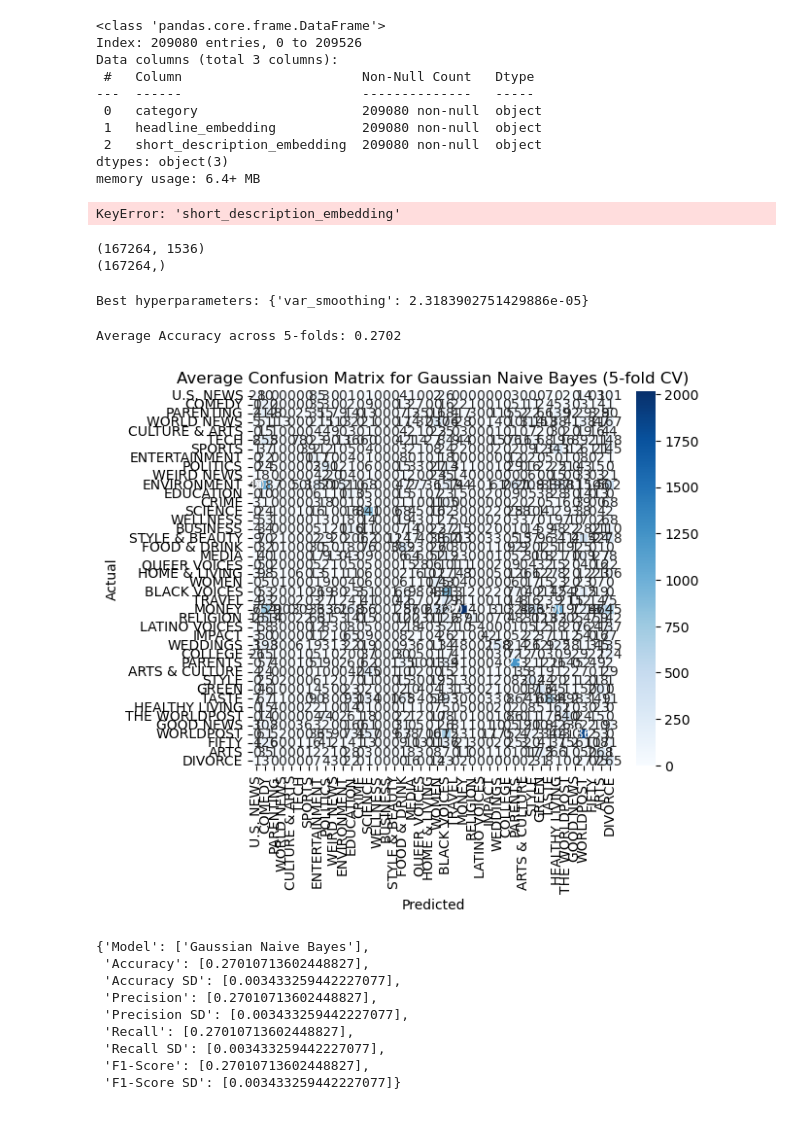
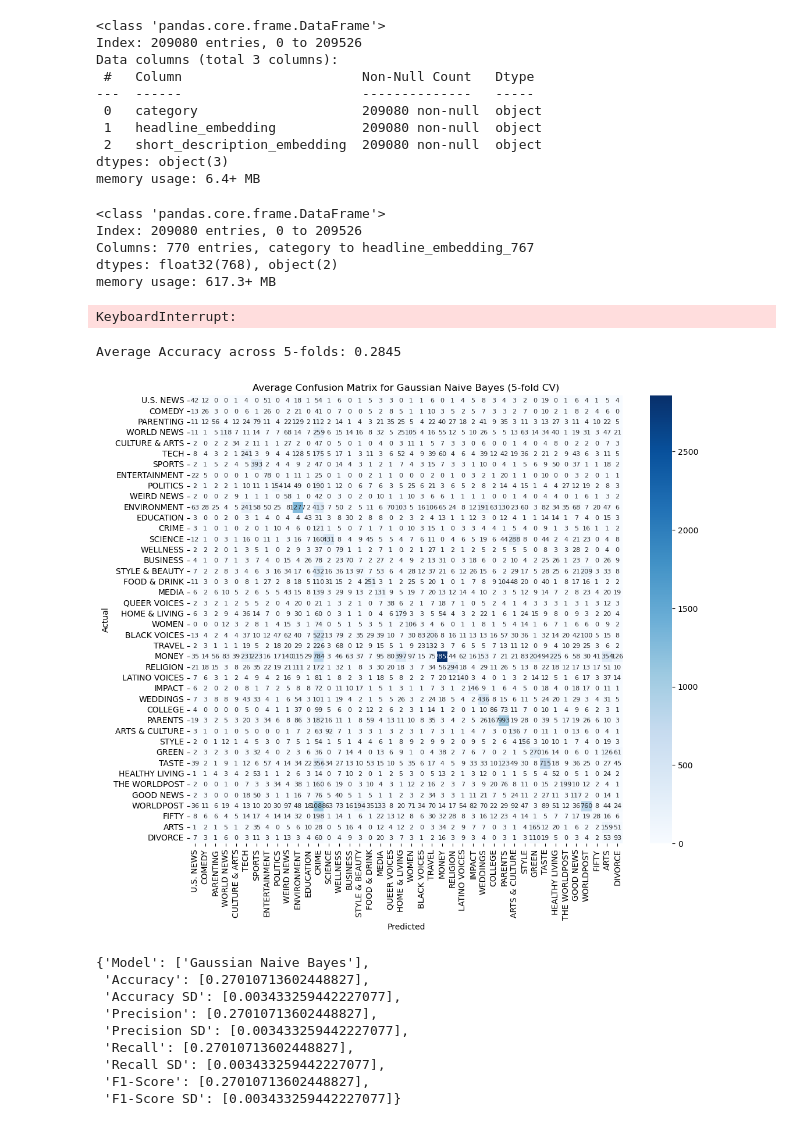
Before and after one commit to cjw612/News_Category_Classification, a Jupyter notebook: News Classifcation.ipynb, the cells around one changed output. Saved outputs shown, nothing was run; the diff lists cells and outputs as text; code cells hidden in the pictures.

```diff
--- a/News Classifcation.ipynb
+++ b/News Classifcation.ipynb
@@ -28,31 +28,30 @@ memory usage: 6.4+ MB
 # %%
 # Faltten embeddings to prepare for modeling
 
-summary_cols = [f"headline_embedding_{i}" for i in range(768)]  # Example for 768-d embeddings
-headline_cols = [f"headline_embedding_{i}" for i in range(768)]
+summary_cols = [f"headline_embedding_{i}" for i in range(768)]
 
-# Convert the embeddings to a DataFrame
-embedding_df = pd.DataFrame(df['short_description_embedding'].tolist(), index=df.index, columns=summary_cols)
+# Convert the embeddings to Dataframe
 embedding_df = pd.DataFrame(df['headline_embedding'].tolist(), index=df.index, columns=summary_cols)
 
 # Concatenate the new columns with the original DataFrame
 df = pd.concat([df, embedding_df], axis=1)
 
 # Drop the original embedding columns
-df = df.drop(columns=['headline_embedding', 'short_description_embedding'])
+df = df.drop(columns=['headline_embedding'])
 
 df.info()
 # %% [output]
-KeyError: 'short_description_embedding'
+<class 'pandas.core.frame.DataFrame'>
+Index: 209080 entries, 0 to 209526
+Columns: 770 entries, category to headline_embedding_767
+dtypes: float32(768), object(2)
+memory usage: 617.3+ MB
 # %%
 # Initialize test and training dataset split
-X = df.drop(columns=['category'])  # Drop the target column (labels)
+X = df.drop(columns=['category', 'short_description_embedding'])  # Drop the target column (labels)
 y = df['category']  # The target column
 
 X_train, X_test, y_train, y_test = train_test_split(X, y, test_size=0.2, random_state=34)
-# %% [output]
-(167264, 1536)
-(167264,)
 # %%
 k = 5
 
@@ -100,17 +99,7 @@ optimal = fmin(fn=objective,  # Objective function to minimize
             max_evals=50,  # Number of evaluations
             trials=trials)  # Store the results
 # %% [output]
-Best hyperparameters: {'var_smoothing': 2.3183902751429886e-05}
+KeyboardInterrupt:
-# %%
-# Fit model with optimal hyperparameters and report results
-
-final_model = GaussianNB(best**)
-final_model.fit(X_train, y_train)
-
-# Evaluate on the test set
-y_pred = final_model.predict(X_test)
-final_accuracy = accuracy_score(y_test, y_pred)
-print(f'Final accuracy: {final_accuracy:.4f}')
 # %%
 # Initialize hyperparameters and models
 kf = KFold(n_splits=k, shuffle=True, random_state=32)
@@ -145,37 +134,37 @@ for train_index, test_index in kf.split(X):
     precisions.append(precision)
     recalls.append(recall)
     f1s.append(f1)
 
     # Compute confusion matrix for this fold
     cm = confusion_matrix(y_test, y_pred)
     confusion_matrices.append(cm)
 
 # Calculate average accuracy across all folds
 print(f"Average Accuracy across {k}-folds: {np.mean(accuracies):.4f}")
 
 # Store all average metrics in final table
 results['Model'].append("Gaussian Naive Bayes")
 results['Accuracy'].append(np.mean(accuracies))
 results['Accuracy SD'].append(np.std(accuracies))
 results['Precision'].append(np.mean(precisions))
 results['Precision SD'].append(np.std(precisions))
 results['Recall'].append(np.mean(recalls))
 results['Recall SD'].append(np.std(recalls))
 results['F1-Score'].append(np.mean(f1s))
 results['F1-Score SD'].append(np.std(f1s))
 # Calculate the average confusion matrix
 avg_cm = np.mean(confusion_matrices, axis=0).astype(int)
 
 # Plot Confusion Matrix as Heatmap (average confusion matrix)
-plt.figure(figsize=(6, 5))
-sns.heatmap(avg_cm, annot=True, fmt="d", cmap="Blues", xticklabels=df['category'].unique(), yticklabels=df['category'].unique())
+plt.figure(figsize=(12, 10))
+sns.heatmap(avg_cm, annot=True, fmt="d", cmap="Blues", xticklabels=df['category'].unique(), yticklabels=df['category'].unique(), annot_kws={"size": 8})
 plt.title(f"Average Confusion Matrix for Gaussian Naive Bayes ({k}-fold CV)")
 plt.xlabel("Predicted")
 plt.ylabel("Actual")
 plt.show()
 # %% [output]
-Average Accuracy across 5-folds: 0.2702
+Average Accuracy across 5-folds: 0.2845
-[figure, old version]
+[figure, new version]
 # %%
 results
 # %% [output]
```
Also changed, not shown: 1 other file.
